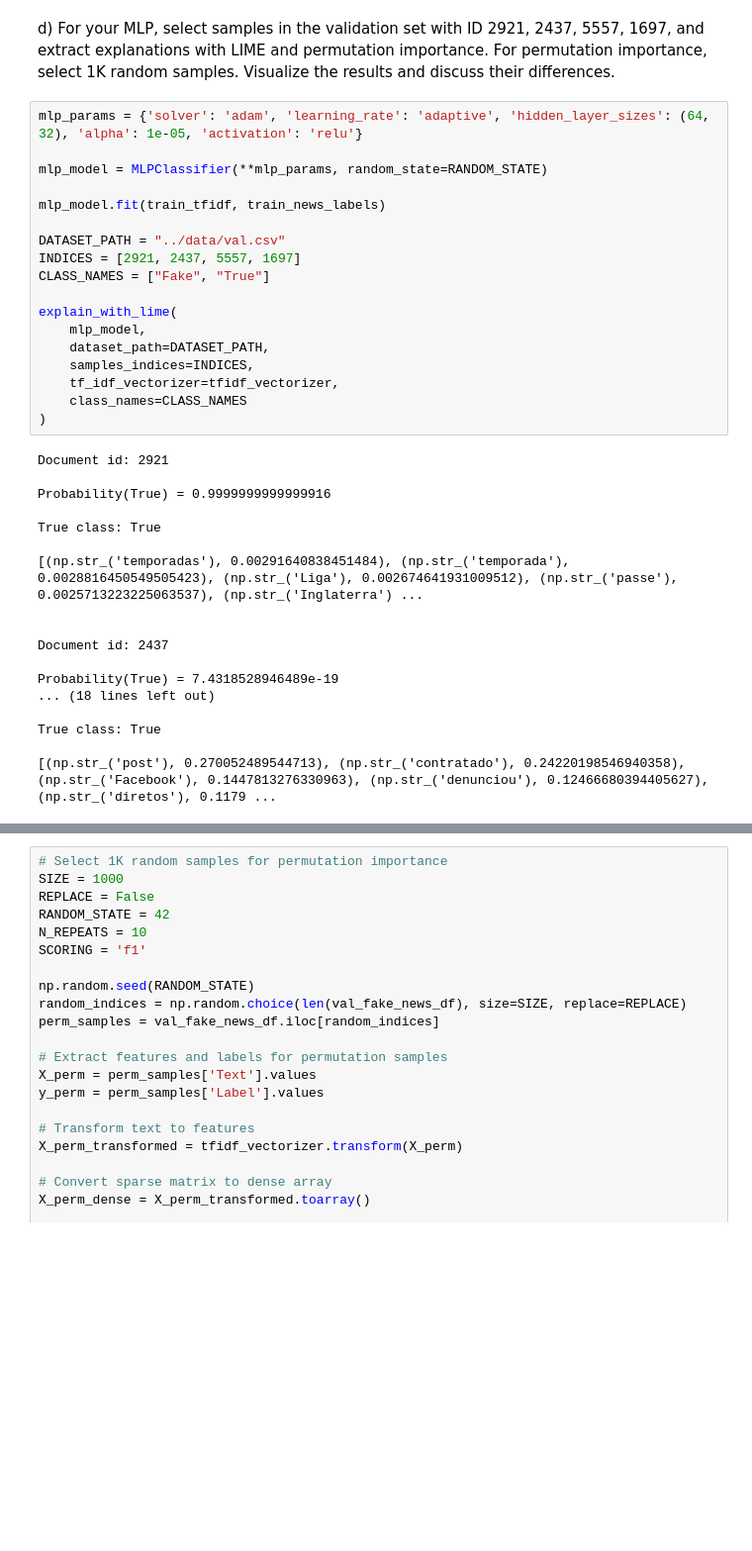
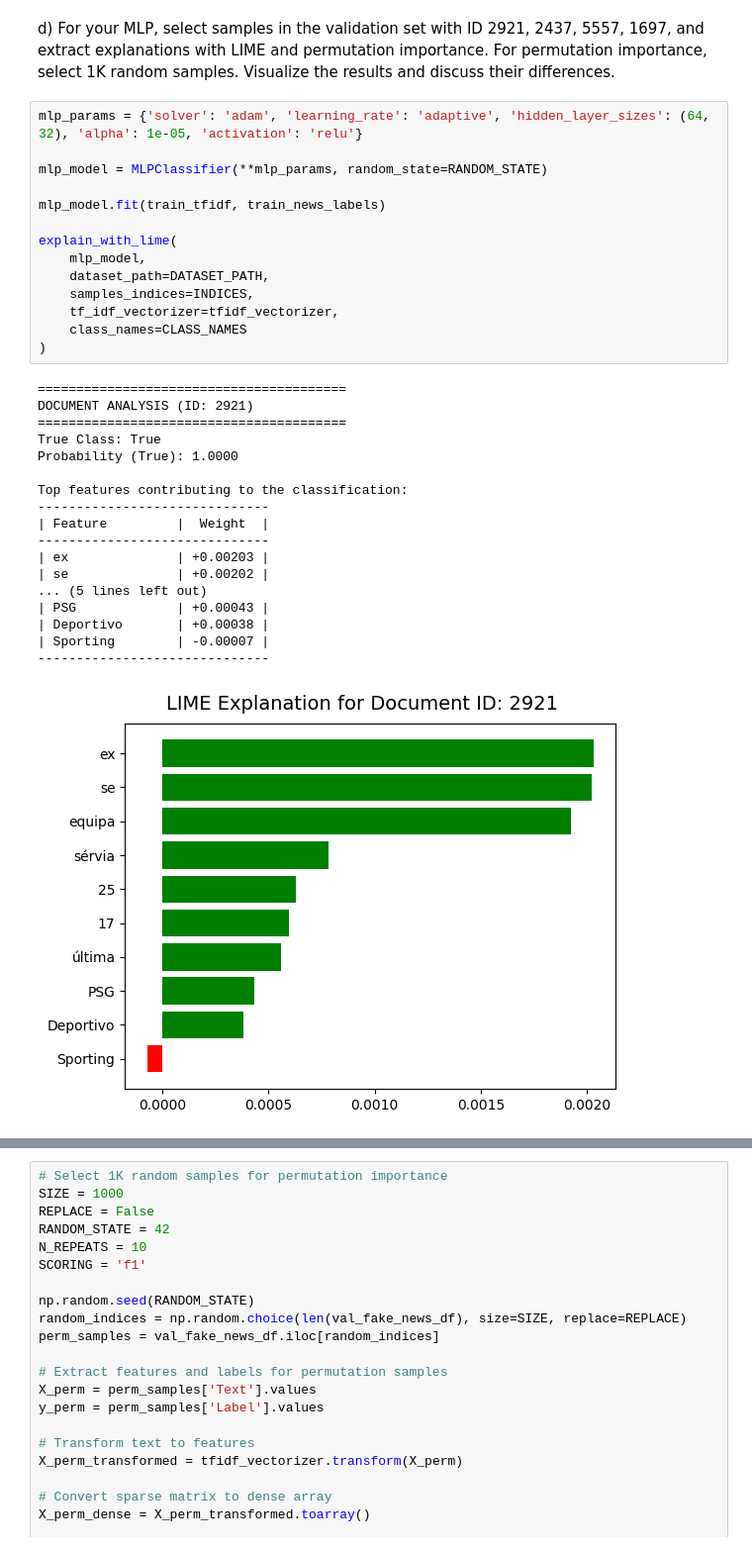
Before and after one commit to pedroMVicente/NTT_Data_merit_challenge, a Jupyter notebook: src/code/code.ipynb, the cells around one changed output, grey strips where cells are left out. Shown at 99% size. Cells and saved outputs as stored; diff of their text form; blank space fills up the shorter version.

```diff
--- a/src/code/code.ipynb
+++ b/src/code/code.ipynb
@@ -1443,36 +1425,33 @@ select 1K random samples. Visualize the results and discuss their differences.
 # %%
 mlp_params = {'solver': 'adam', 'learning_rate': 'adaptive', 'hidden_layer_sizes': (64, 32), 'alpha': 1e-05, 'activation': 'relu'}
 
 mlp_model = MLPClassifier(**mlp_params, random_state=RANDOM_STATE)
 
 mlp_model.fit(train_tfidf, train_news_labels)
-
-DATASET_PATH = "../data/val.csv"
-INDICES = [2921, 2437, 5557, 1697]
-CLASS_NAMES = ["Fake", "True"]
 
 explain_with_lime(
     mlp_model,
     dataset_path=DATASET_PATH,
     samples_indices=INDICES,
     tf_idf_vectorizer=tfidf_vectorizer,
     class_names=CLASS_NAMES
 )
 # %% [output]
-Document id: 2921
+========================================
+DOCUMENT ANALYSIS (ID: 2921)
+========================================
+True Class: True
+Probability (True): 1.0000
 
-Probability(True) = 0.9999999999999916
-
-True class: True
-
-[(np.str_('temporadas'), 0.00291640838451484), (np.str_('temporada'), 0.0028816450549505423), (np.str_('Liga'), 0.002674641931009512), (np.str_('passe'), 0.0025713223225063537), (np.str_('Inglaterra') ...
-
-
-Document id: 2437
-
-Probability(True) = 7.4318528946489e-19
-... (18 lines left out)
-
-True class: True
-
-[(np.str_('post'), 0.270052489544713), (np.str_('contratado'), 0.24220198546940358), (np.str_('Facebook'), 0.1447813276330963), (np.str_('denunciou'), 0.12466680394405627), (np.str_('diretos'), 0.1179 ...
+Top features contributing to the classification:
+------------------------------
+| Feature         |  Weight  |
+------------------------------
+| ex              | +0.00203 |
+| se              | +0.00202 |
+... (5 lines left out)
+| PSG             | +0.00043 |
+| Deportivo       | +0.00038 |
+| Sporting        | -0.00007 |
+------------------------------
+[figure, added]
```
Also changed, not shown: parts of 23 cells of this notebook.
